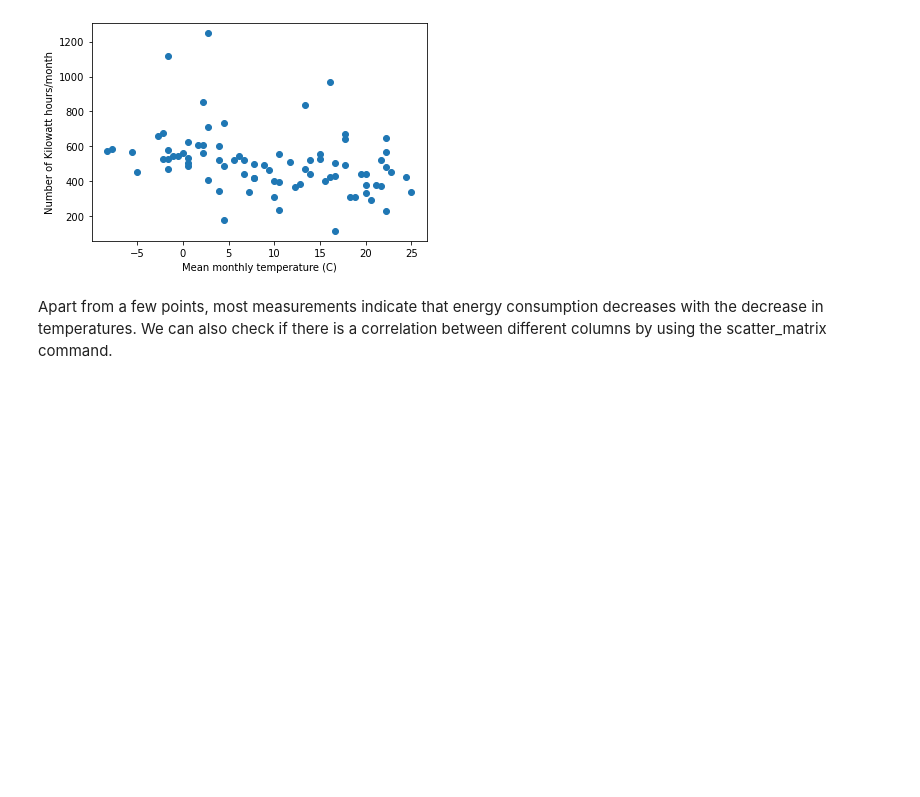
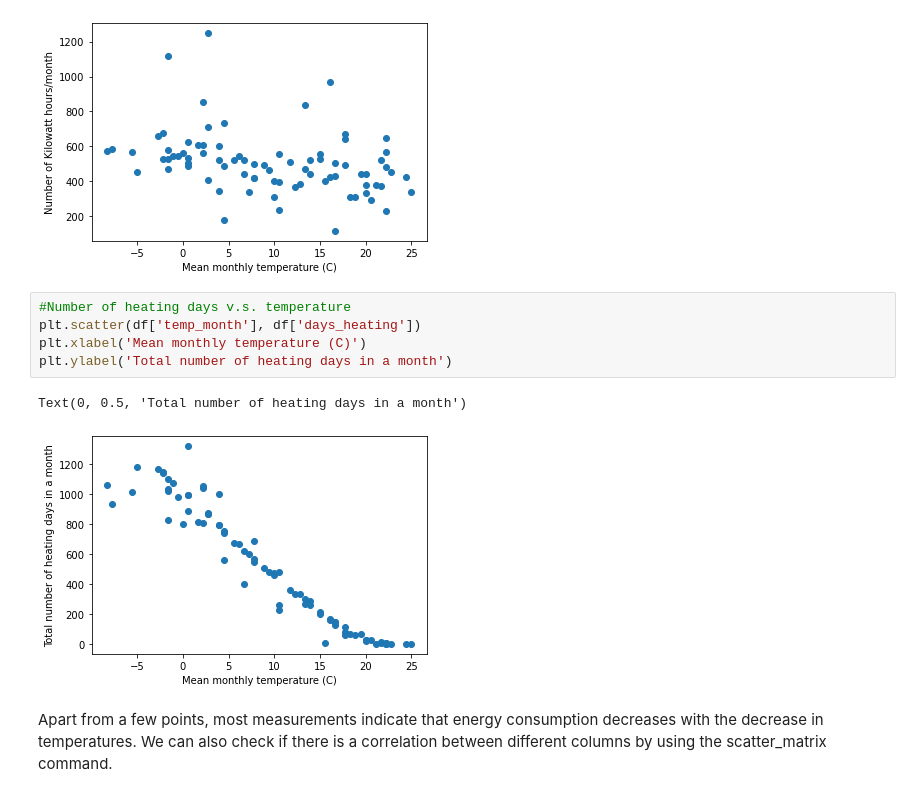
Before and after one commit to lilianasku/ML-with-Scikit-learn, a Jupyter notebook: supervised_learning/01.EDA_with_scikit-learn.ipynb, the cells around one changed output. Drawn from its saved outputs; the diff is of its cells as text; blank space fills up the shorter version.

```diff
--- a/supervised_learning/01.EDA_with_scikit-learn.ipynb
+++ b/supervised_learning/01.EDA_with_scikit-learn.ipynb
@@ -107,6 +107,14 @@ plt.ylabel('Number of Kilowatt hours/month')
 # %% [output]
 Text(0, 0.5, 'Number of Kilowatt hours/month')
 [figure]
+# %%
+#Number of heating days v.s. temperature
+plt.scatter(df['temp_month'], df['days_heating'])
+plt.xlabel('Mean monthly temperature (C)')
+plt.ylabel('Total number of heating days in a month')
+# %% [output]
+Text(0, 0.5, 'Total number of heating days in a month')
+[figure, added]
 # %% [markdown]
 Apart from a few points, most measurements indicate that energy consumption decreases with the decrease in temperatures. We can also check if there is a correlation between different columns by using the scatter_matrix command.
 # %%
```
Also changed, not shown: parts of 3 cells of this notebook.
